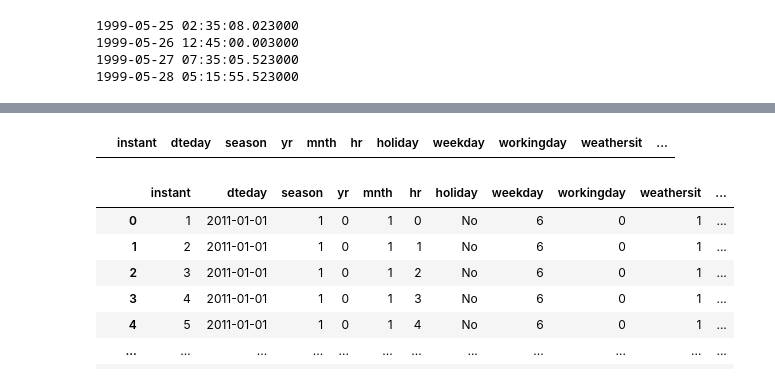
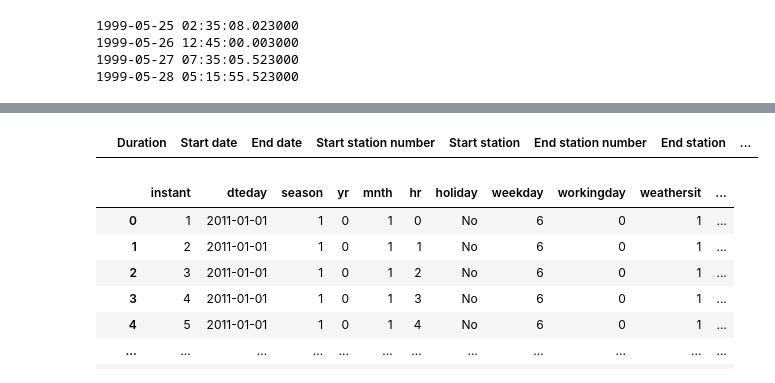
Before and after one commit to movifu1982/Bike-project, a Jupyter notebook: bike 1.ipynb, the cells around one changed output, grey strips where cells are left out. Cells and saved outputs as stored; diff of their text form; code cells hidden in the pictures.

```diff
--- a/bike 1.ipynb
+++ b/bike 1.ipynb
@@ -155,8 +147,8 @@ cnt           0
 dtype: int64
 # %%
-bike_hour[bike_hour.isnull().any(axis=1)]
+bike_station[bike_station.isnull().any(axis=1)]
 # %% [output]
-|  | instant | dteday | season | yr | mnth | hr | holiday | weekday | workingday | weathersit | ... |
+|  | Duration | Start date | End date | Start station number | Start station | End station number | End station | ... |
 # %%
 bike_hour.loc[bike_hour['holiday'] == 0, 'holiday'] = 'No'
 bike_hour.loc[bike_hour['holiday'] == 1, 'holiday'] = 'Yes'
```
Also changed, not shown: parts of 34 cells of this notebook.
